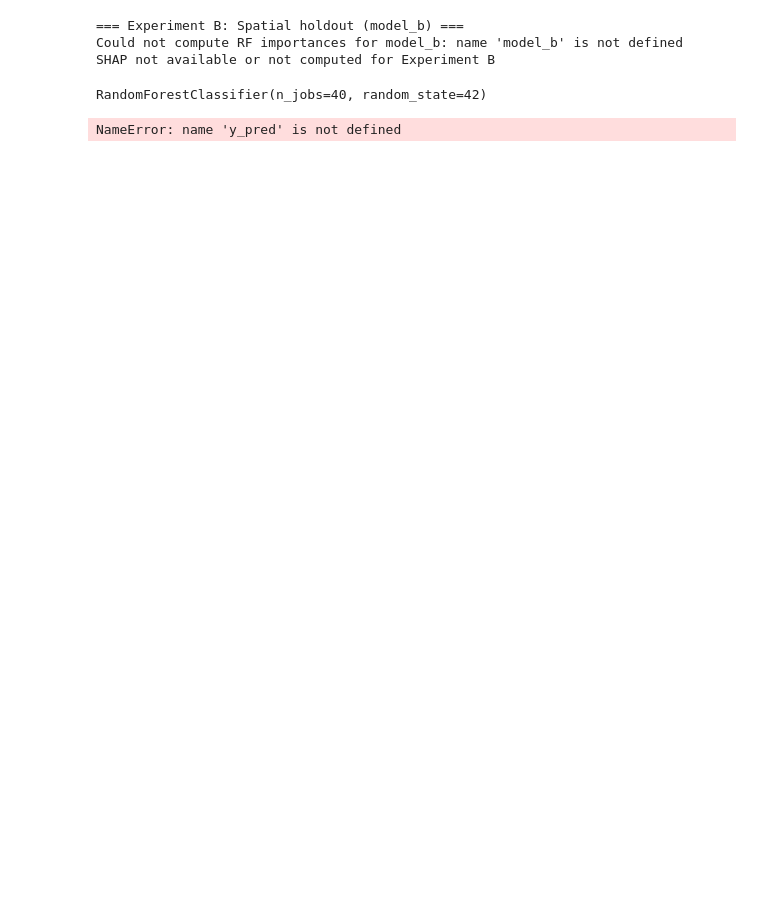
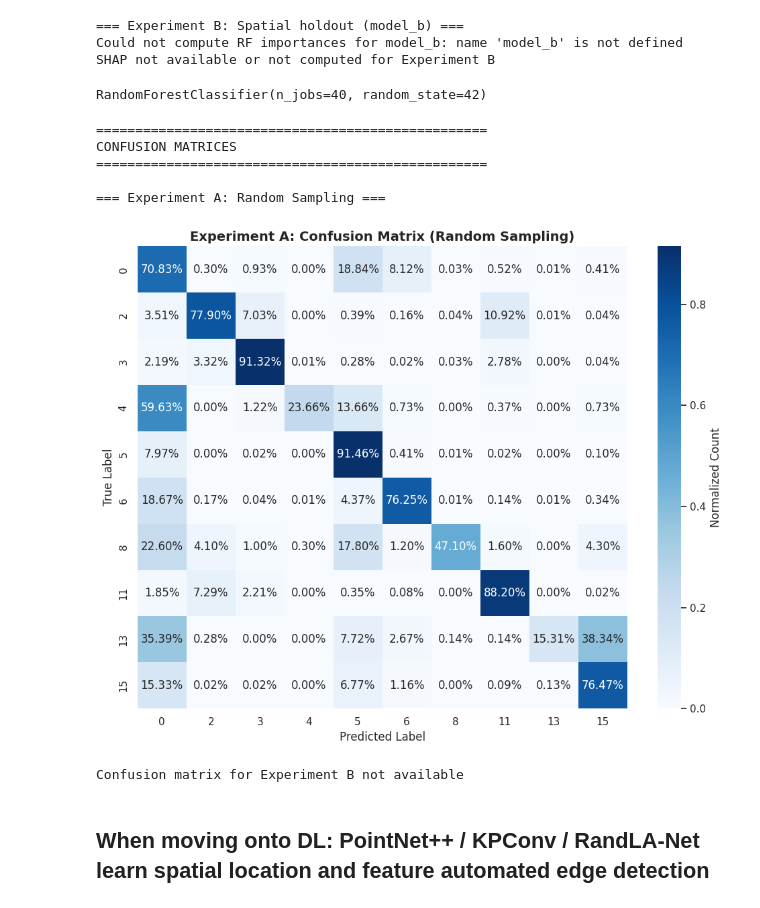
Before and after one commit to jammy-data/lidar_sidewalks, a Jupyter notebook: Notebooks/3 addiitonal_features.ipynb, the cells around one changed output. Drawn from its saved outputs; the diff is of its cells as text; code cells hidden in the pictures; blank space fills up the shorter version.

```diff
--- a/Notebooks/3 addiitonal_features.ipynb
+++ b/Notebooks/3 addiitonal_features.ipynb
@@ -286,7 +341,7 @@ def shap_analysis(model, scaler, X_sample, feature_names, nsamples=1000):
 # %%
 # Example runner cells (small runs for local testing)
 # Adjust N_SAMPLE=None for full-cloud runs on HPC and N_TILES_X/N_TILES_Y for spatial folds.
-N_SAMPLE = 5_000_000  # None -> use full cloud (HPC)
+N_SAMPLE = 1_000_000  # None -> use full cloud (HPC)
 N_TILES_X = 4  # Create a 4x4 grid
 N_TILES_Y = 4
 # `MODEL_FEATURES` is built in the feature-prep cell; ensure it exists before running experiments
@@ -359,3 +435,6 @@ Some MODEL_FEATURES sample: ['blue', 'green', 'red', 'intensity', 'height_divisi
+# %%
+items_to_remove = {'X_z', 'Y_z', 'x_rel', 'y_rel'}
+MODEL_FEATURES = [x for x in MODEL_FEATURES if x not in items_to_remove]
 # %% [markdown]
 ### Experiment A: random sampling test/train
 # %% [markdown]
@@ -370,7 +449,7 @@ print("extracting random dataset...")
 X_all, y_all = make_random_dataset(df, MODEL_FEATURES, n_samples=N_SAMPLE)
 X_train, X_test, y_train, y_test = train_test_split(X_all, y_all, test_size=0.2, random_state=42, stratify=y_all)
 print("training model...")
-model_a, scaler_a = train_evaluate_rf(X_train, y_train, X_test, y_test, n_estimators=100)
+model_a, scaler_a, y_pred_a, cm_a, classes_a = train_evaluate_rf(X_train, y_train, X_test, y_test, n_estimators=100)
 # SHAP (optional, may be slow locally)
 print("running SHAP analysis...")
 explainer_a, shap_vals_a = shap_analysis(model = model_a, scaler=scaler_a,
@@ -416,7 +495,7 @@ X_train_b, y_train_b = sample_from_tiles(train_df, MODEL_FEATURES, n_per_tile=10
 X_test_b = test_df[MODEL_FEATURES]
 y_test_b = test_df['classification']
 print("training model...")
-model_b, scaler_b = train_evaluate_rf(X_train_b, y_train_b, X_test_b, y_test_b, n_estimators=100)
+model_b, scaler_b, y_pred_b, cm_b, classes_b = train_evaluate_rf(X_train_b, y_train_b, X_test_b, y_test_b, n_estimators=100)
 print("model trained.")
 # SHAP (optional, may be slow locally)
 print("running SHAP analysis...")
@@ -521,7 +625,36 @@ SHAP not available or not computed for Experiment B
 model_a
 # %% [output]
 RandomForestClassifier(n_jobs=40, random_state=42)
-# %%
-y_pred
-# %% [output]
-NameError: name 'y_pred' is not defined
+# %%
+# Plot confusion matrices for both experiments
+print('\n' + '='*50)
+print('CONFUSION MATRICES')
+print('='*50)
+
+# Experiment A - Random sampling
+if 'cm_a' in globals() and 'classes_a' in globals():
+    print('\n=== Experiment A: Random Sampling ===')
+    plot_confusion_matrix(cm_a, classes_a,
+                         title='Experiment A: Confusion Matrix (Random Sampling)',
+                         normalize=True, figsize=(10, 8))
+else:
+    print('Confusion matrix for Experiment A not available')
+
+# Experiment B - Spatial holdout
+if 'cm_b' in globals() and 'classes_b' in globals():
+    print('\n=== Experiment B: Spatial Holdout ===')
+    plot_confusion_matrix(cm_b, classes_b,
+                         title='Experiment B: Confusion Matrix (Spatial Holdout)',
+                         normalize=True, figsize=(10, 8))
+else:
+    print('Confusion matrix for Experiment B not available')
+# %% [output]
+==================================================
+CONFUSION MATRICES
+==================================================
+
+=== Experiment A: Random Sampling ===
+[figure, added]
+Confusion matrix for Experiment B not available
+# %% [markdown]
+## When moving onto DL: PointNet++ / KPConv / RandLA-Net learn spatial location and feature automated edge detection
```
Also changed, not shown: parts of 12 cells of this notebook.
